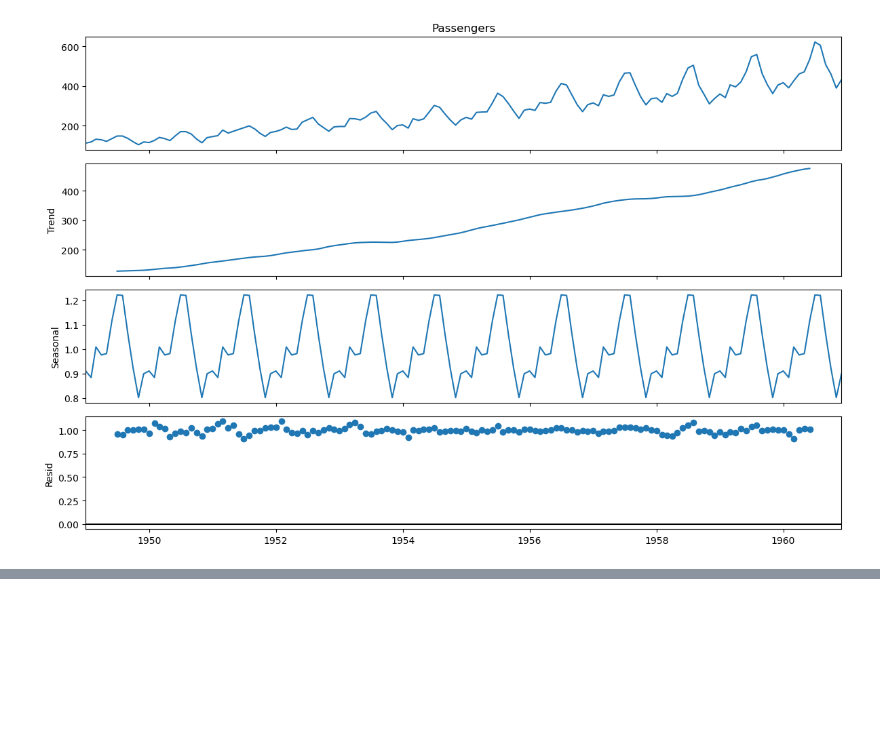
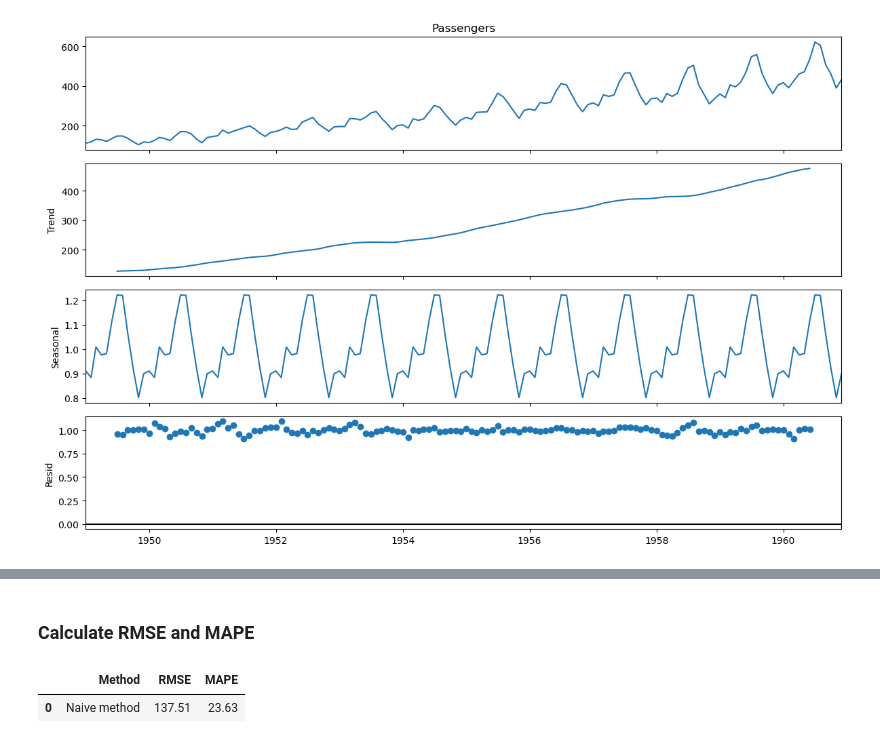
Before and after one commit to sanjanabansal1994/Time-Series-Analysis, a Jupyter notebook: Code.ipynb, the cells around one changed output, grey strips where cells are left out. Cells and saved outputs as stored; diff of their text form; code cells hidden in the pictures; blank space fills up the shorter version.

```diff
--- a/Code.ipynb
+++ b/Code.ipynb
@@ -102,0 +129,13 @@ plt.show()
+# %% [markdown]
+### Calculate RMSE and MAPE
+# %%
+from sklearn.metrics import mean_squared_error
+rmse = np.sqrt(mean_squared_error(test['Passengers'], y_hat_naive['naive_forecast'])).round(2)
+mape = np.round(np.mean(np.abs(test['Passengers']-y_hat_naive['naive_forecast'])/test['Passengers'])*100,2)
+
+results = pd.DataFrame({'Method':['Naive method'], 'MAPE': [mape], 'RMSE': [rmse]})
+results = results[['Method', 'RMSE', 'MAPE']]
+results
+# %% [output]
+|  | Method | RMSE | MAPE |
+| 0 | Naive method | 137.51 | 23.63 |
```
Also changed, not shown: parts of 12 cells of this notebook.
